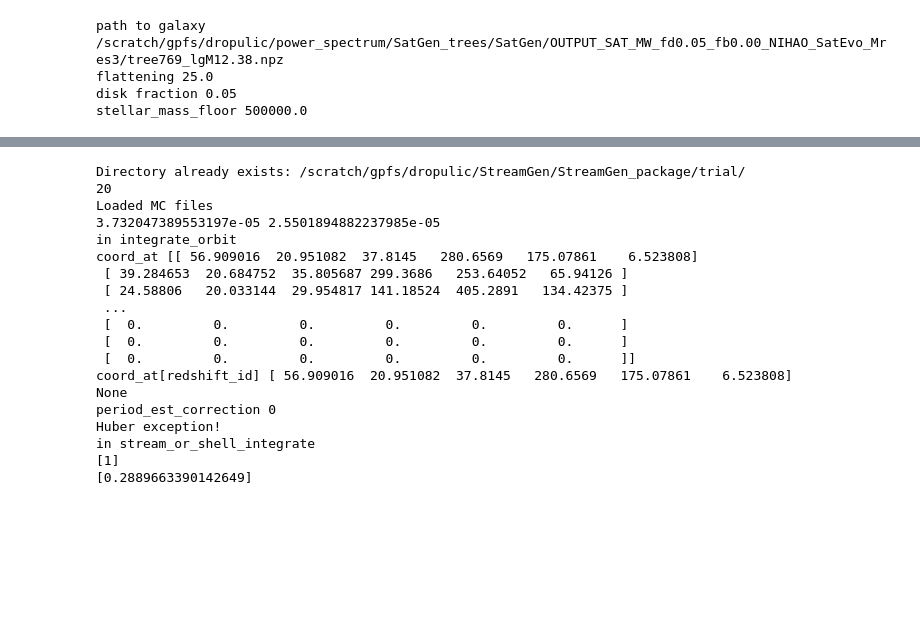
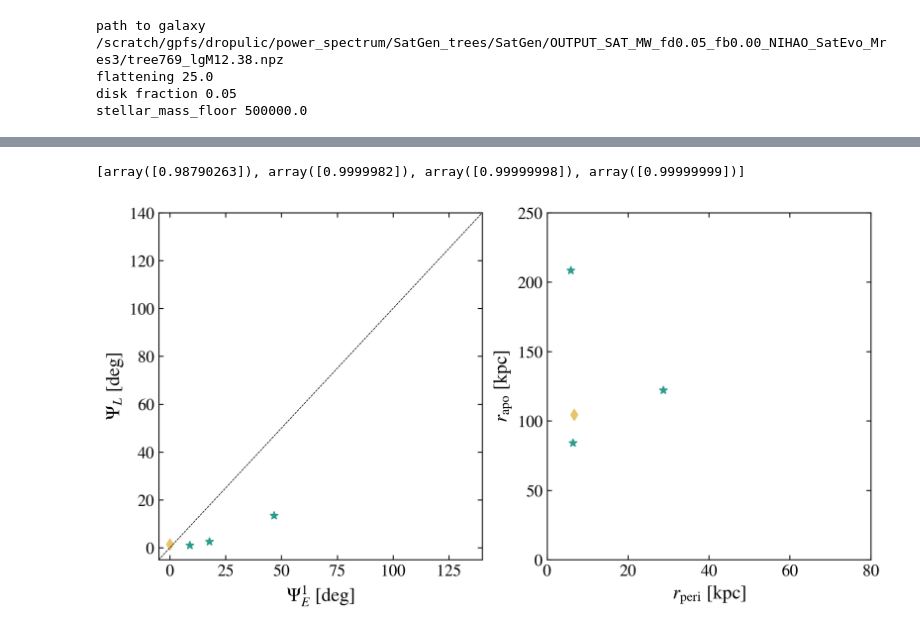
Before and after one commit to yymao/StreamGen, a Jupyter notebook: StreamGen_package/streamgen_forpackage.ipynb, the cells around one changed output, grey strips where cells are left out. Saved outputs shown, nothing was run; the diff lists cells and outputs as text; code cells hidden in the pictures; blank space fills up the shorter version.

Commit message:
updating code and import dependencies

```diff
--- a/StreamGen_package/streamgen_forpackage.ipynb
+++ b/StreamGen_package/streamgen_forpackage.ipynb
@@ -74,27 +112,50 @@ substructure_df = galaxy.get_filtered_rows_as_dataframe(mapped_attributes)
-# %%
-import substructure_z0
-import MC_metric
-
-subs = substructure_z0.Substructure(substructure_df, 'trial', galaxy)
-subs.main_processing_loop()
-#add intact cut etc.
-# %% [output]
-Directory already exists: /scratch/gpfs/dropulic/StreamGen/StreamGen_package/trial/
-20
-Loaded MC files
-3.732047389553197e-05 2.5501894882237985e-05
-in integrate_orbit
-coord_at [[ 56.909016  20.951082  37.8145   280.6569   175.07861    6.523808]
- [ 39.284653  20.684752  35.805687 299.3686   253.64052   65.94126 ]
- [ 24.58806   20.033144  29.954817 141.18524  405.2891   134.42375 ]
- ...
- [  0.         0.         0.         0.         0.         0.      ]
- [  0.         0.         0.         0.         0.         0.      ]
- [  0.         0.         0.         0.         0.         0.      ]]
-coord_at[redshift_id] [ 56.909016  20.951082  37.8145   280.6569   175.07861    6.523808]
-None
-period_est_correction 0
-Huber exception!
-in stream_or_shell_integrate
-[1]
-[0.2889663390142649]
+# %%
+print(subs.mass_lost)
+# %% [output]
+[array([0.98790263]), array([0.9999982]), array([0.99999998]), array([0.99999999])]
+# %%
+import matplotlib.pyplot as plt
+import matplotlib
+import numpy as np
+matplotlib.rcParams.update({'font.family':'cmr10','font.size': 13})
+matplotlib.rcParams['axes.unicode_minus']=False
+matplotlib.rcParams['axes.labelsize']=15
+plt.rcParams['figure.dpi'] = 300
+plt.rcParams['mathtext.fontset'] = 'cm'
+plt.rcParams['mathtext.rm'] = 'serif'
+plt.rcParams['xtick.direction'] = 'in'
+plt.rcParams['ytick.direction'] = 'in'
+plt.rcParams['xtick.top'] = True
+plt.rcParams['ytick.right'] = True
+matplotlib.rcParams.update({
+        'text.usetex': False,
+        'font.family': 'stixgeneral',
+        'mathtext.fontset': 'stix',
+    })
+fig, ax= plt.subplots(nrows = 1, ncols = 2, sharex=False , sharey=False,figsize=(10,5))
+for sub_i in range(len(subs.id_sat_stream)):
+    if subs.id_sat_stream[sub_i] == 0:
+        marker = 'o'
+        color = '#264653'
+    elif subs.id_sat_stream[sub_i] == 1:
+        marker = '*'
+        color = '#2a9d8f'
+    elif subs.id_sat_stream[sub_i] == 2:
+        marker = 'd'
+        color = '#e9c46a'
+    ax[0].scatter(np.rad2deg(subs.PE_list[sub_i]), np.rad2deg(subs.PL_list[sub_i]), marker = marker, color = color)
+    low_psiEL = -5
+    high_psiEL = 140
+    ax[0].plot( [low_psiEL,high_psiEL],[low_psiEL,high_psiEL] , color = 'black', linestyle = 'dashed', linewidth = 0.5, alpha = 0.5)
+    ax[0].set_xlim([low_psiEL,high_psiEL])
+    ax[0].set_ylim([low_psiEL,high_psiEL])
+    ax[0].set_xlabel(r'$\Psi^1_E$ [deg]')
+    ax[0].set_ylabel(r'$\Psi_L$ [deg]')
+
+    ax[1].scatter(subs.peri_all_reintegrate[sub_i], subs.apo_all_reintegrate[sub_i], marker = marker, color = color)
+    ax[1].set_ylim([0,250])#200
+    ax[1].set_xlim([0,80])#50
+    ax[1].set_xlabel(r'$r_{\mathrm{peri}}$ [kpc]')
+    ax[1].set_ylabel(r'$r_{\mathrm{apo}}$ [kpc]')
+# %% [output]
+[figure, added]
```
Also changed, not shown: parts of 10 cells of this notebook, 12 other files.
